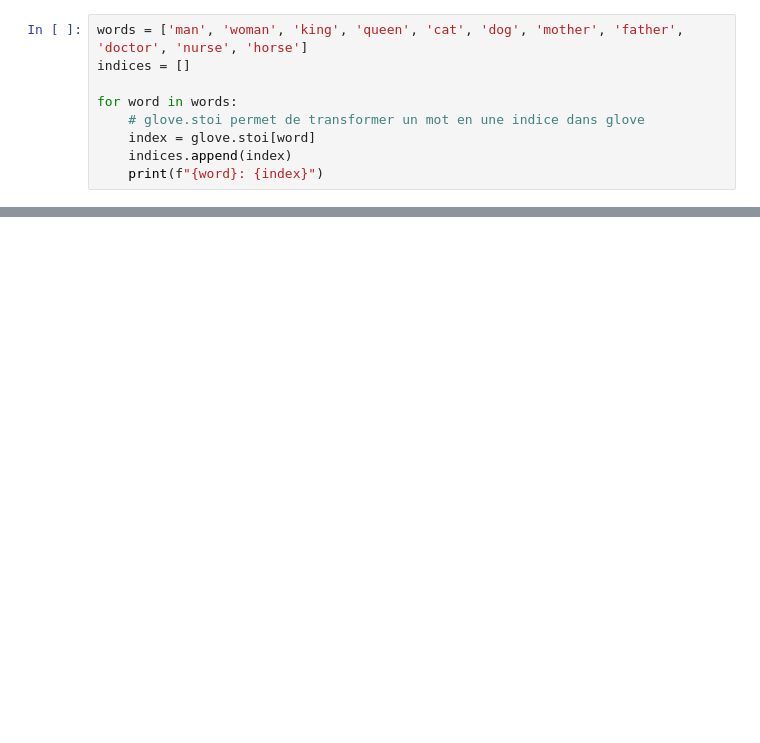
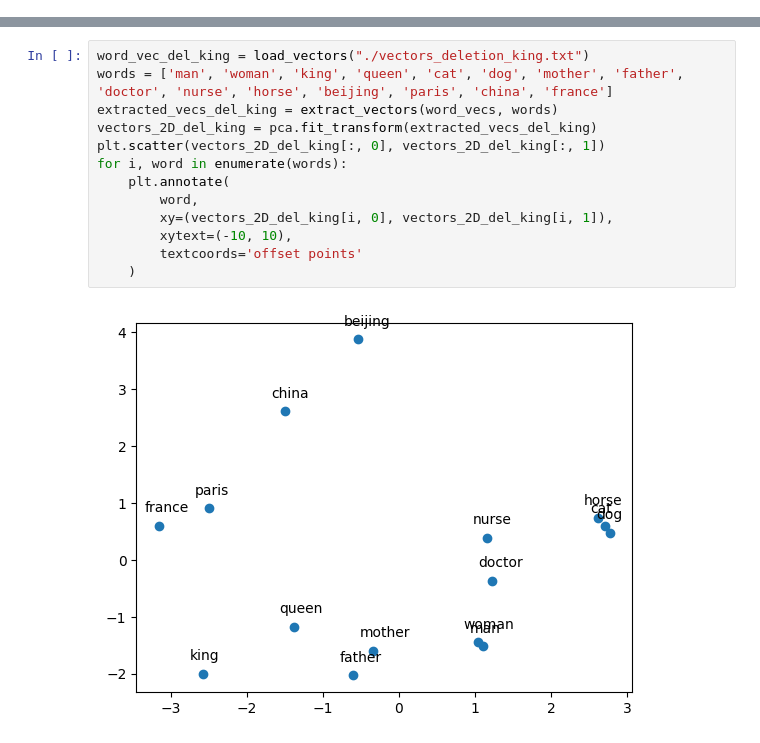
Before and after one commit to JinyuCong/semantique_computationnelle, a Jupyter notebook: DM3/DM3.ipynb, the cells around one changed output, grey strips where cells are left out. Saved outputs shown, nothing was run; the diff lists cells and outputs as text; blank space fills up the shorter version.

```diff
--- a/DM3/DM3.ipynb
+++ b/DM3/DM3.ipynb
@@ -17,9 +4,0 @@ embedding shape: torch.Size([400000, 300])
-# %%
-words = ['man', 'woman', 'king', 'queen', 'cat', 'dog', 'mother', 'father', 'doctor', 'nurse', 'horse']
-indices = []
-
-for word in words:
-    # glove.stoi permet de transformer un mot en une indice dans glove
-    index = glove.stoi[word]
-    indices.append(index)
-    print(f"{word}: {index}")
@@ -269,0 +153,15 @@ search_analogy('king', 'aspired', 'together.', word_embeddings, word_to_id, id_t
+# %%
+word_vec_del_king = load_vectors("./vectors_deletion_king.txt")
+words = ['man', 'woman', 'king', 'queen', 'cat', 'dog', 'mother', 'father', 'doctor', 'nurse', 'horse', 'beijing', 'paris', 'china', 'france']
+extracted_vecs_del_king = extract_vectors(word_vecs, words)
+vectors_2D_del_king = pca.fit_transform(extracted_vecs_del_king)
+plt.scatter(vectors_2D_del_king[:, 0], vectors_2D_del_king[:, 1])
+for i, word in enumerate(words):
+    plt.annotate(
+        word,
+        xy=(vectors_2D_del_king[i, 0], vectors_2D_del_king[i, 1]),
+        xytext=(-10, 10),
+        textcoords='offset points'
+    )
+# %% [output]
+[figure, added]
```
Also changed, not shown: parts of 23 cells of this notebook, 6 other files.
